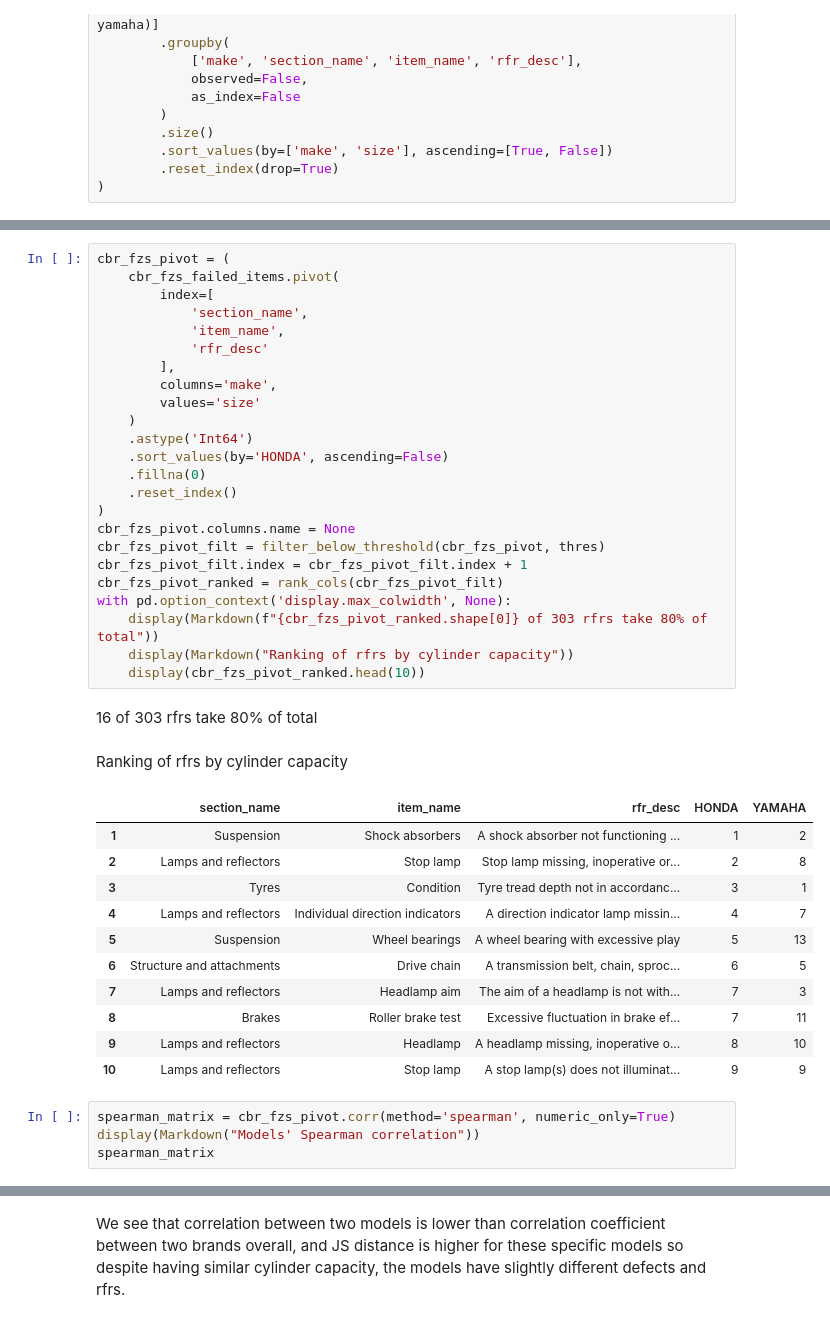
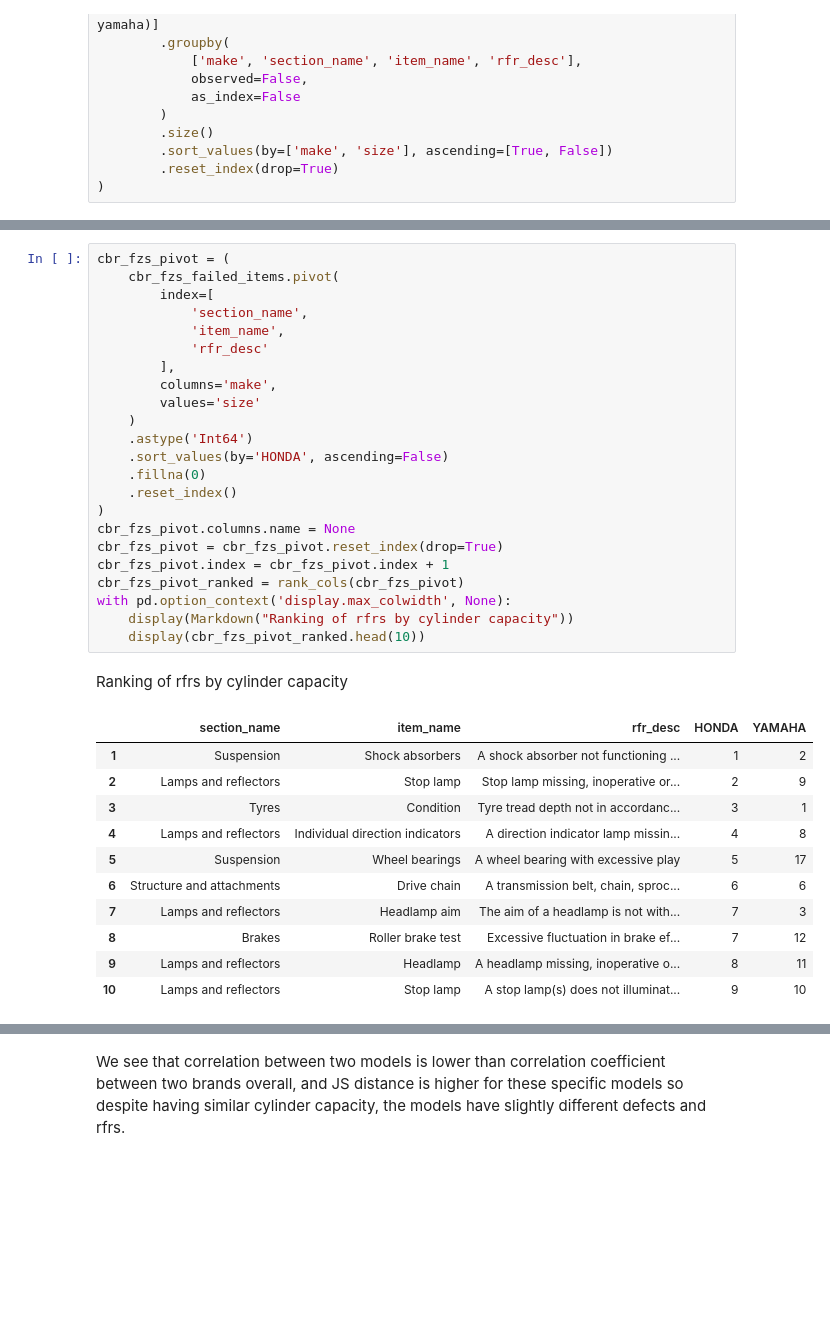
Before and after one commit to sttseitlin/MOT-test-for-motorcycles, a Jupyter notebook: moto.ipynb, the cells around one changed output, grey strips where cells are left out. Saved outputs shown, nothing was run; the diff lists cells and outputs as text; blank space fills up the shorter version.

```diff
--- a/moto.ipynb
+++ b/moto.ipynb
@@ -4250,42 +4190,36 @@ cbr_fzs_failed_items = (
 # %%
 cbr_fzs_pivot = (
     cbr_fzs_failed_items.pivot(
         index=[
             'section_name',
             'item_name',
             'rfr_desc'
         ],
         columns='make',
         values='size'
     )
     .astype('Int64')
     .sort_values(by='HONDA', ascending=False)
     .fillna(0)
     .reset_index()
 )
 cbr_fzs_pivot.columns.name = None
-cbr_fzs_pivot_filt = filter_below_threshold(cbr_fzs_pivot, thres)
-cbr_fzs_pivot_filt.index = cbr_fzs_pivot_filt.index + 1
-cbr_fzs_pivot_ranked = rank_cols(cbr_fzs_pivot_filt)
+cbr_fzs_pivot = cbr_fzs_pivot.reset_index(drop=True)
+cbr_fzs_pivot.index = cbr_fzs_pivot.index + 1
+cbr_fzs_pivot_ranked = rank_cols(cbr_fzs_pivot)
 with pd.option_context('display.max_colwidth', None):
-    display(Markdown(f"{cbr_fzs_pivot_ranked.shape[0]} of 303 rfrs take 80% of total"))
     display(Markdown("Ranking of rfrs by cylinder capacity"))
     display(cbr_fzs_pivot_ranked.head(10))
 # %% [output]
-16 of 303 rfrs take 80% of total
+Ranking of rfrs by cylinder capacity
-Ranking of rfrs by cylinder capacity
 |  | section_name | item_name | rfr_desc | HONDA | YAMAHA |
 | 1 | Suspension | Shock absorbers | A shock absorber not functioning ... | 1 | 2 |
-| 2 | Lamps and reflectors | Stop lamp | Stop lamp missing, inoperative or... | 2 | 8 |
+| 2 | Lamps and reflectors | Stop lamp | Stop lamp missing, inoperative or... | 2 | 9 |
 | 3 | Tyres | Condition | Tyre tread depth not in accordanc... | 3 | 1 |
-| 4 | Lamps and reflectors | Individual direction indicators | A direction indicator lamp missin... | 4 | 7 |
-| 5 | Suspension | Wheel bearings | A wheel bearing with excessive play | 5 | 13 |
-| 6 | Structure and attachments | Drive chain | A transmission belt, chain, sproc... | 6 | 5 |
+| 4 | Lamps and reflectors | Individual direction indicators | A direction indicator lamp missin... | 4 | 8 |
+| 5 | Suspension | Wheel bearings | A wheel bearing with excessive play | 5 | 17 |
+| 6 | Structure and attachments | Drive chain | A transmission belt, chain, sproc... | 6 | 6 |
 | 7 | Lamps and reflectors | Headlamp aim | The aim of a headlamp is not with... | 7 | 3 |
-| 8 | Brakes | Roller brake test | Excessive fluctuation in brake ef... | 7 | 11 |
-| 9 | Lamps and reflectors | Headlamp | A headlamp missing, inoperative o... | 8 | 10 |
-| 10 | Lamps and reflectors | Stop lamp | A stop lamp(s) does not illuminat... | 9 | 9 |
+| 8 | Brakes | Roller brake test | Excessive fluctuation in brake ef... | 7 | 12 |
+| 9 | Lamps and reflectors | Headlamp | A headlamp missing, inoperative o... | 8 | 11 |
+| 10 | Lamps and reflectors | Stop lamp | A stop lamp(s) does not illuminat... | 9 | 10 |
-# %%
-spearman_matrix = cbr_fzs_pivot.corr(method='spearman', numeric_only=True)
-display(Markdown("Models' Spearman correlation"))
-spearman_matrix
```
Also changed, not shown: parts of 58 cells of this notebook.
